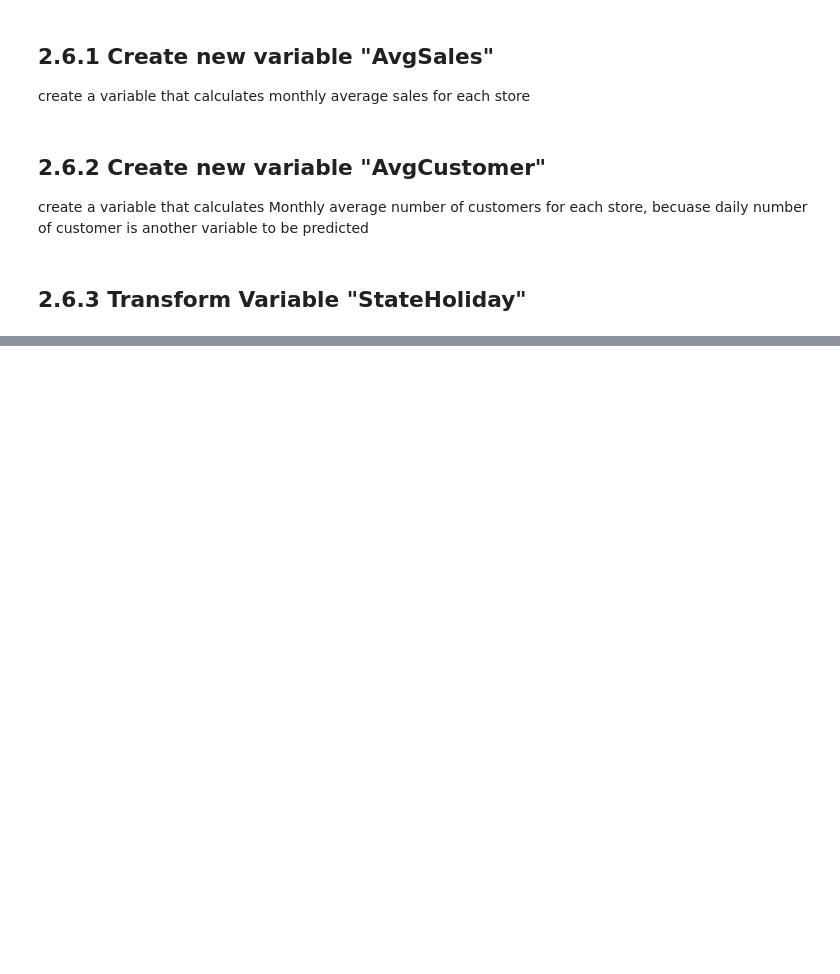
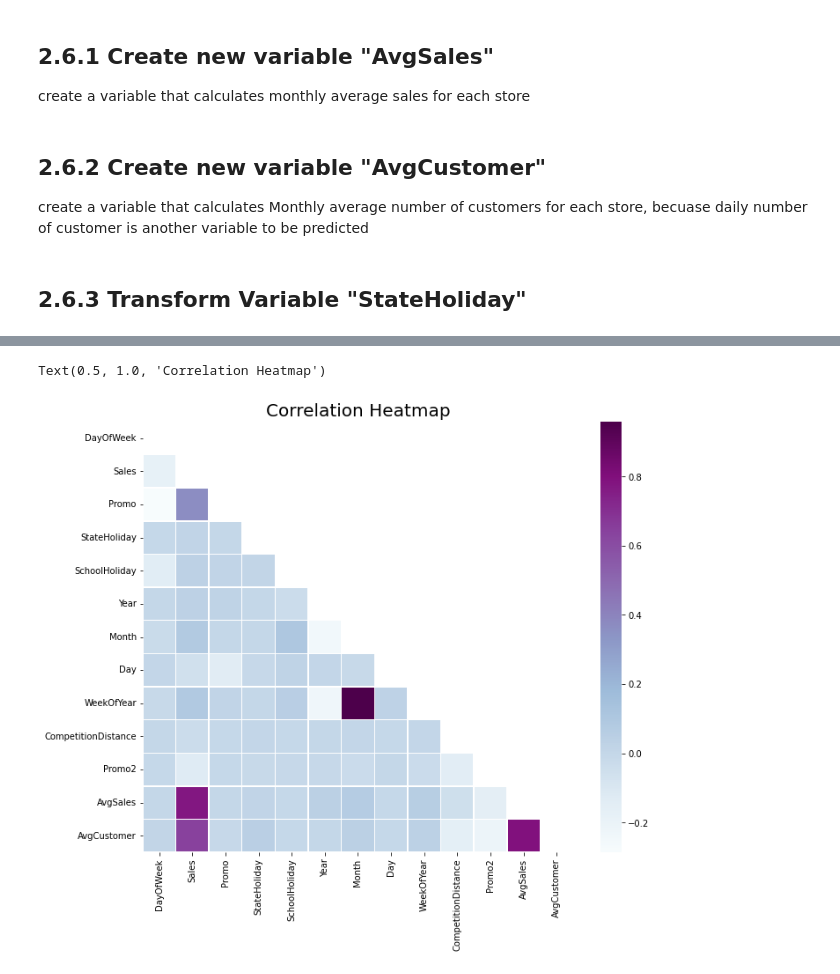
Before and after one commit to Team-AlmaBetter/Retail-Sales-Prediction, a Jupyter notebook: Rossmann_Sales_Prediction_Capstone_Project.ipynb, the cells around one changed output, grey strips where cells are left out. Cells and saved outputs as stored; diff of their text form; code cells hidden in the pictures; blank space fills up the shorter version.

```diff
--- a/Rossmann_Sales_Prediction_Capstone_Project.ipynb
+++ b/Rossmann_Sales_Prediction_Capstone_Project.ipynb
@@ -392,40 +371,40 @@ data2 = data.copy()
 create a variable that calculates monthly average sales for each store
 # %%
 # calculate weekly average sales
-sales = data[['Year','Month','Store','Sales']].groupby(['Year','Month','Store']).mean()
+sales = data2[['Year','Month','Store','Sales']].groupby(['Year','Month','Store']).mean()
 sales = sales.rename(columns={'Sales':'AvgSales'})
 sales = sales.reset_index()
 
-data['sales_key']=data['Year'].map(str) + data['Month'].map(str) + data['Store'].map(str)
+data2['sales_key']=data2['Year'].map(str) + data2['Month'].map(str) + data2['Store'].map(str)
 sales['sales_key']=sales['Year'].map(str) + sales['Month'].map(str) + sales['Store'].map(str)
 
 # drop extra columns
 sales = sales.drop(['Year','Month','Store'], axis=1)
 # merge
-data = pd.merge(data, sales, how='left', on=('sales_key'))
+data2 = pd.merge(data2, sales, how='left', on=('sales_key'))
 # %% [markdown]
 ## 2.6.2 Create new variable "AvgCustomer"
 create a variable that calculates Monthly average number of customers for each store, becuase daily number of customer is another variable to be predicted
 # %%
 # calculate weekly average
-cust = data[['Year','Month','Store','Customers']].groupby(['Year','Month', 'Store']).mean()
+cust = data2[['Year','Month','Store','Customers']].groupby(['Year','Month', 'Store']).mean()
 cust = cust.rename(columns={'Customers':'AvgCustomer'})
 cust = cust.reset_index()
 
-data['cust_key']=data['Year'].map(str) + data['Month'].map(str) + data['Store'].map(str)
+data2['cust_key']=data2['Year'].map(str) + data2['Month'].map(str) + data2['Store'].map(str)
 cust['cust_key']=cust['Year'].map(str) + cust['Month'].map(str) + cust['Store'].map(str)
 
 # drop original feature Customers
-data = data.drop('Customers', axis=1)# drop extra columns
+data2 = data2.drop('Customers', axis=1)# drop extra columns
 cust = cust.drop(['Year', 'Month', 'Store'], axis=1)
 
 # merge
-data = pd.merge(data, cust, how="left", on=('cust_key'))
+data2 = pd.merge(data2, cust, how="left", on=('cust_key'))
 # %% [markdown]
 ## 2.6.3 Transform Variable "StateHoliday"
 # %%
 # 0 - not a state holiday; 1- is on a state holiday
-data['StateHoliday'] = data.StateHoliday.map({'0':0, 'a':1 ,'b' : 1,'c': 1})
+data2['StateHoliday'] = data2.StateHoliday.map({'0':0, 'a':1 ,'b' : 1,'c': 1})
 
 # drop extra columns
-data = data.drop(['cust_key','sales_key','Store','Date'], axis=1)
+data2 = data2.drop(['cust_key','sales_key','Store','Date'], axis=1)
@@ -431,0 +413,3 @@ data = data.drop(['cust_key','sales_key','Store','Date'], axis=1)
+# %%
+corr = data2.corr()
+corr
@@ -431,0 +431,10 @@ data = data.drop(['cust_key','sales_key','Store','Date'], axis=1)
+# %%
+mask = np.zeros_like(corr, dtype = np.bool)
+mask[np.triu_indices_from(mask)] = True
+f, ax = plt.subplots(figsize = (11, 9))
+# sns.heatmap(corr, mask = mask,square = True, linewidths = .5, ax = ax, cmap = "BuPu")
+sns.heatmap(corr,square = True,mask=mask, linewidths = .5,ax=ax, cmap = "BuPu")
+plt.title("Correlation Heatmap", fontsize=20)
+# %% [output]
+Text(0.5, 1.0, 'Correlation Heatmap')
+[figure, added]
```
Also changed, not shown: parts of 14 cells of this notebook.
